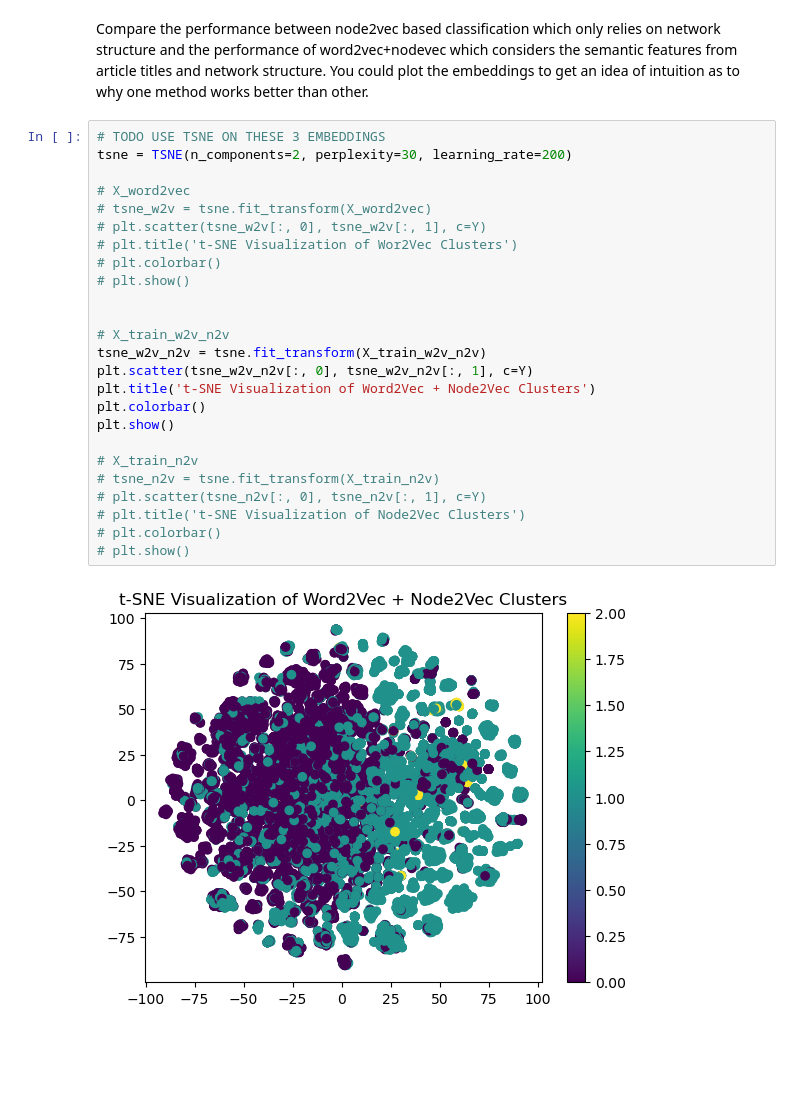
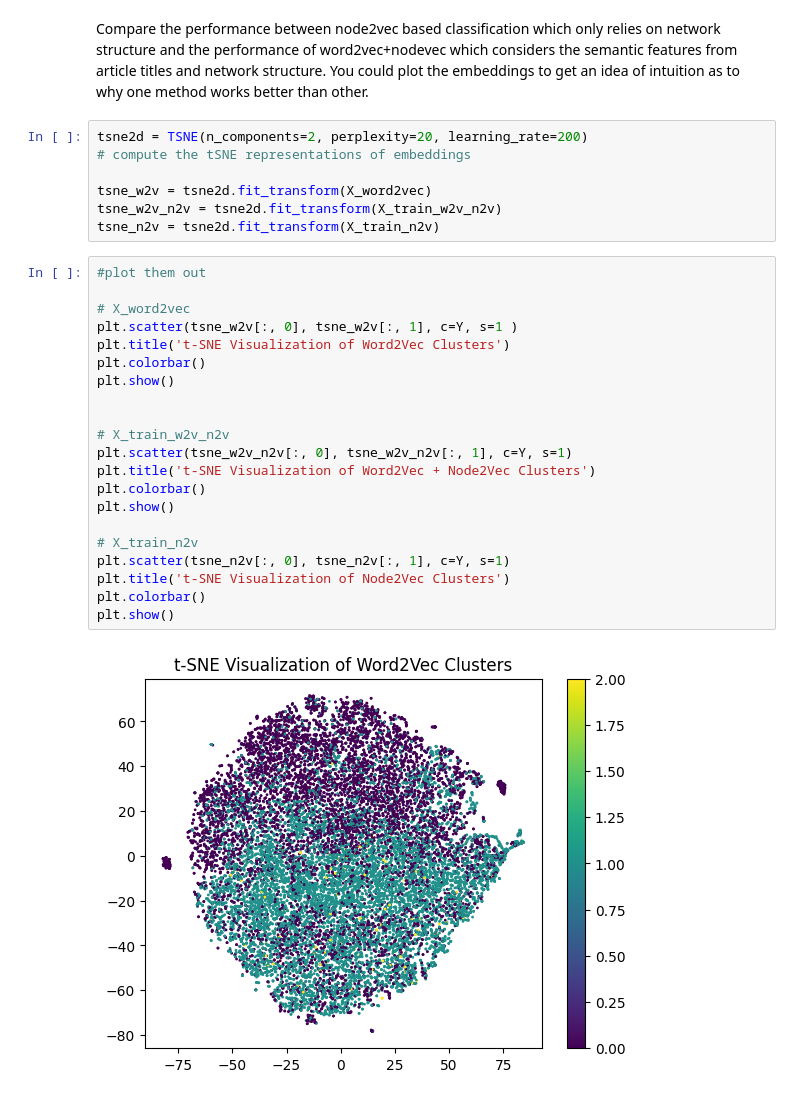
Before and after one commit to andreist3fan/vitejii-dm-3, a Jupyter notebook: vitejii_dm_3.ipynb, the cells around one changed output. Cells and saved outputs as stored; diff of their text form; blank space fills up the shorter version.

```diff
--- a/vitejii_dm_3.ipynb
+++ b/vitejii_dm_3.ipynb
@@ -541,30 +547,33 @@ Compare the performance between node2vec based classification which only relies
 network structure and the performance of word2vec+nodevec which considers the
 semantic features from article titles and network structure. You could plot the
 embeddings to get an idea of intuition as to why one method works better than other.
+# %%
+tsne2d = TSNE(n_components=2, perplexity=20, learning_rate=200)
+# compute the tSNE representations of embeddings
+
+tsne_w2v = tsne2d.fit_transform(X_word2vec)
+tsne_w2v_n2v = tsne2d.fit_transform(X_train_w2v_n2v)
+tsne_n2v = tsne2d.fit_transform(X_train_n2v)
 # %%
-# TODO USE TSNE ON THESE 3 EMBEDDINGS
-tsne = TSNE(n_components=2, perplexity=30, learning_rate=200)
+#plot them out
 
 # X_word2vec
-# tsne_w2v = tsne.fit_transform(X_word2vec)
-# plt.scatter(tsne_w2v[:, 0], tsne_w2v[:, 1], c=Y)
-# plt.title('t-SNE Visualization of Wor2Vec Clusters')
-# plt.colorbar()
-# plt.show()
+plt.scatter(tsne_w2v[:, 0], tsne_w2v[:, 1], c=Y, s=1 )
+plt.title('t-SNE Visualization of Word2Vec Clusters')
+plt.colorbar()
+plt.show()
 
 
 # X_train_w2v_n2v
-tsne_w2v_n2v = tsne.fit_transform(X_train_w2v_n2v)
-plt.scatter(tsne_w2v_n2v[:, 0], tsne_w2v_n2v[:, 1], c=Y)
+plt.scatter(tsne_w2v_n2v[:, 0], tsne_w2v_n2v[:, 1], c=Y, s=1)
 plt.title('t-SNE Visualization of Word2Vec + Node2Vec Clusters')
 plt.colorbar()
 plt.show()
 
 # X_train_n2v
-# tsne_n2v = tsne.fit_transform(X_train_n2v)
-# plt.scatter(tsne_n2v[:, 0], tsne_n2v[:, 1], c=Y)
-# plt.title('t-SNE Visualization of Node2Vec Clusters')
-# plt.colorbar()
-# plt.show()
+plt.scatter(tsne_n2v[:, 0], tsne_n2v[:, 1], c=Y, s=1)
+plt.title('t-SNE Visualization of Node2Vec Clusters')
+plt.colorbar()
+plt.show()
 # %% [output]
-[figure, old version]
+[figure, new version]
```
Also changed, not shown: parts of 14 cells of this notebook.
